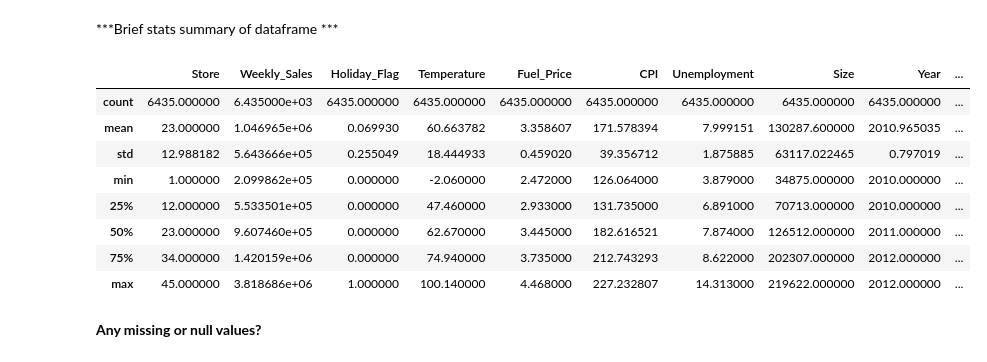
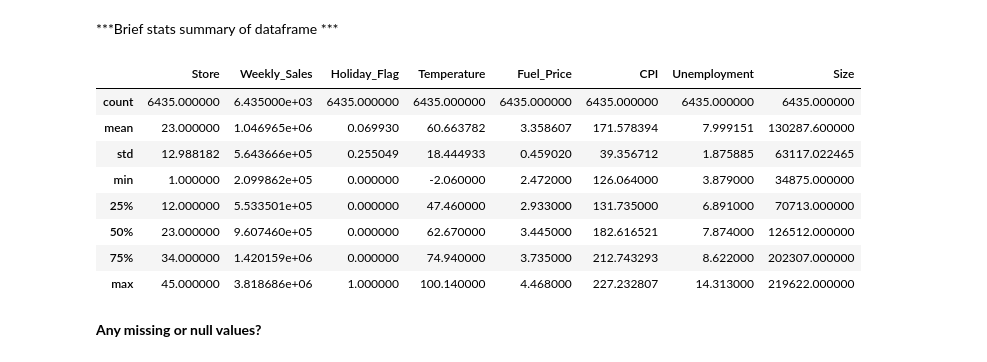
Before and after one commit to eshagr/Walmart_Store_Sales, a Jupyter notebook: Wal_Features_Stores.ipynb, the cells around one changed output. Cells and saved outputs as stored; diff of their text form; code cells hidden in the pictures.

Commit message:
Calculation edits: Store_Type

```diff
--- a/Wal_Features_Stores.ipynb
+++ b/Wal_Features_Stores.ipynb
@@ -109,17 +105,17 @@ data.shape
 # %% [markdown]
 ***Brief stats summary of dataframe ***
 # %%
-data.describe().to_dataframe()
+data.describe()
 # %% [output]
-|  | Store | Weekly_Sales | Holiday_Flag | Temperature | Fuel_Price | CPI | Unemployment | Size | Year | ... |
-| count | 6435.000000 | 6.435000e+03 | 6435.000000 | 6435.000000 | 6435.000000 | 6435.000000 | 6435.000000 | 6435.000000 | 6435.000000 | ... |
-| mean | 23.000000 | 1.046965e+06 | 0.069930 | 60.663782 | 3.358607 | 171.578394 | 7.999151 | 130287.600000 | 2010.965035 | ... |
-| std | 12.988182 | 5.643666e+05 | 0.255049 | 18.444933 | 0.459020 | 39.356712 | 1.875885 | 63117.022465 | 0.797019 | ... |
-| min | 1.000000 | 2.099862e+05 | 0.000000 | -2.060000 | 2.472000 | 126.064000 | 3.879000 | 34875.000000 | 2010.000000 | ... |
-| 25% | 12.000000 | 5.533501e+05 | 0.000000 | 47.460000 | 2.933000 | 131.735000 | 6.891000 | 70713.000000 | 2010.000000 | ... |
-| 50% | 23.000000 | 9.607460e+05 | 0.000000 | 62.670000 | 3.445000 | 182.616521 | 7.874000 | 126512.000000 | 2011.000000 | ... |
-| 75% | 34.000000 | 1.420159e+06 | 0.000000 | 74.940000 | 3.735000 | 212.743293 | 8.622000 | 202307.000000 | 2012.000000 | ... |
-| max | 45.000000 | 3.818686e+06 | 1.000000 | 100.140000 | 4.468000 | 227.232807 | 14.313000 | 219622.000000 | 2012.000000 | ... |
+|  | Store | Weekly_Sales | Holiday_Flag | Temperature | Fuel_Price | CPI | Unemployment | Size |
+| count | 6435.000000 | 6.435000e+03 | 6435.000000 | 6435.000000 | 6435.000000 | 6435.000000 | 6435.000000 | 6435.000000 |
+| mean | 23.000000 | 1.046965e+06 | 0.069930 | 60.663782 | 3.358607 | 171.578394 | 7.999151 | 130287.600000 |
+| std | 12.988182 | 5.643666e+05 | 0.255049 | 18.444933 | 0.459020 | 39.356712 | 1.875885 | 63117.022465 |
+| min | 1.000000 | 2.099862e+05 | 0.000000 | -2.060000 | 2.472000 | 126.064000 | 3.879000 | 34875.000000 |
+| 25% | 12.000000 | 5.533501e+05 | 0.000000 | 47.460000 | 2.933000 | 131.735000 | 6.891000 | 70713.000000 |
+| 50% | 23.000000 | 9.607460e+05 | 0.000000 | 62.670000 | 3.445000 | 182.616521 | 7.874000 | 126512.000000 |
+| 75% | 34.000000 | 1.420159e+06 | 0.000000 | 74.940000 | 3.735000 | 212.743293 | 8.622000 | 202307.000000 |
+| max | 45.000000 | 3.818686e+06 | 1.000000 | 100.140000 | 4.468000 | 227.232807 | 14.313000 | 219622.000000 |
 # %% [markdown]
 **Any missing or null values?**
 # %%
```
Also changed, not shown: parts of 5 cells of this notebook.
